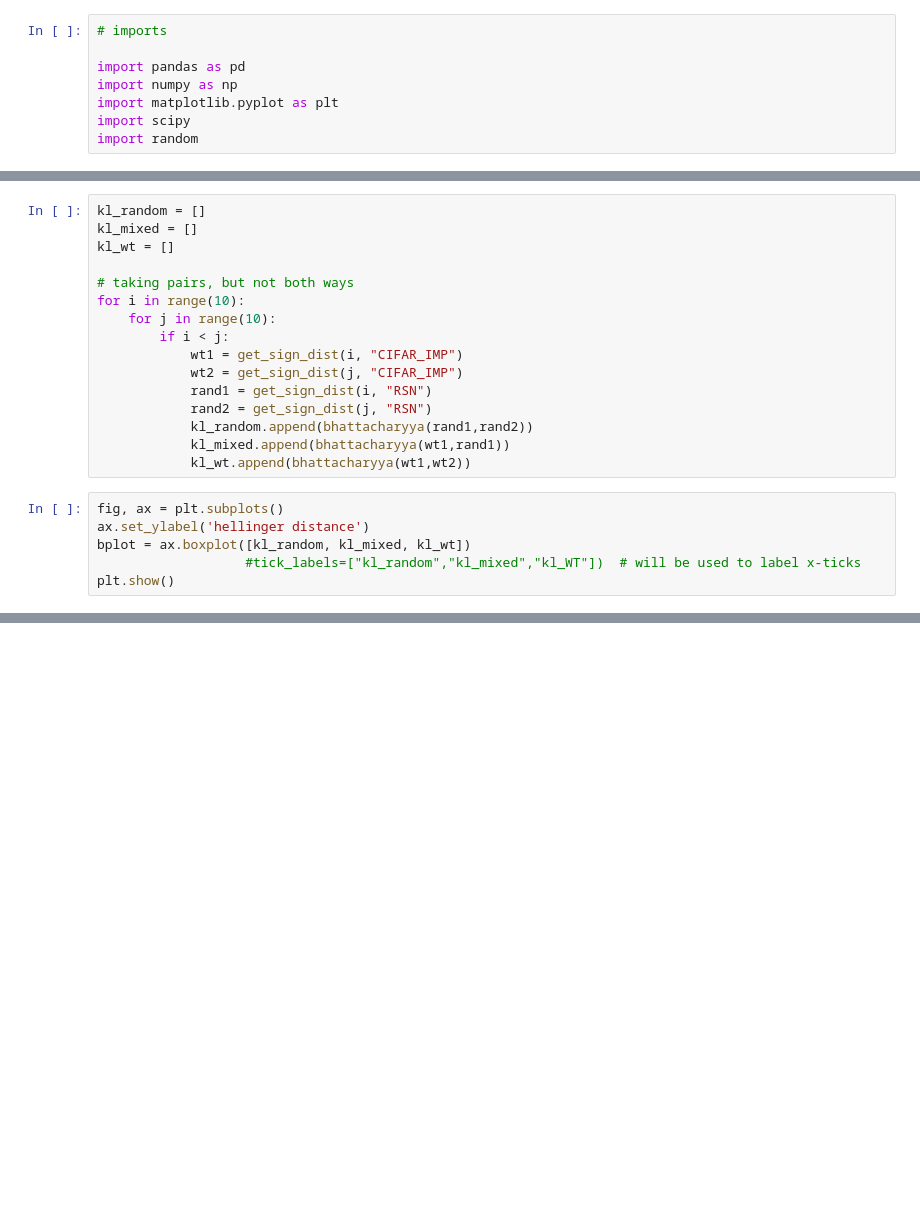
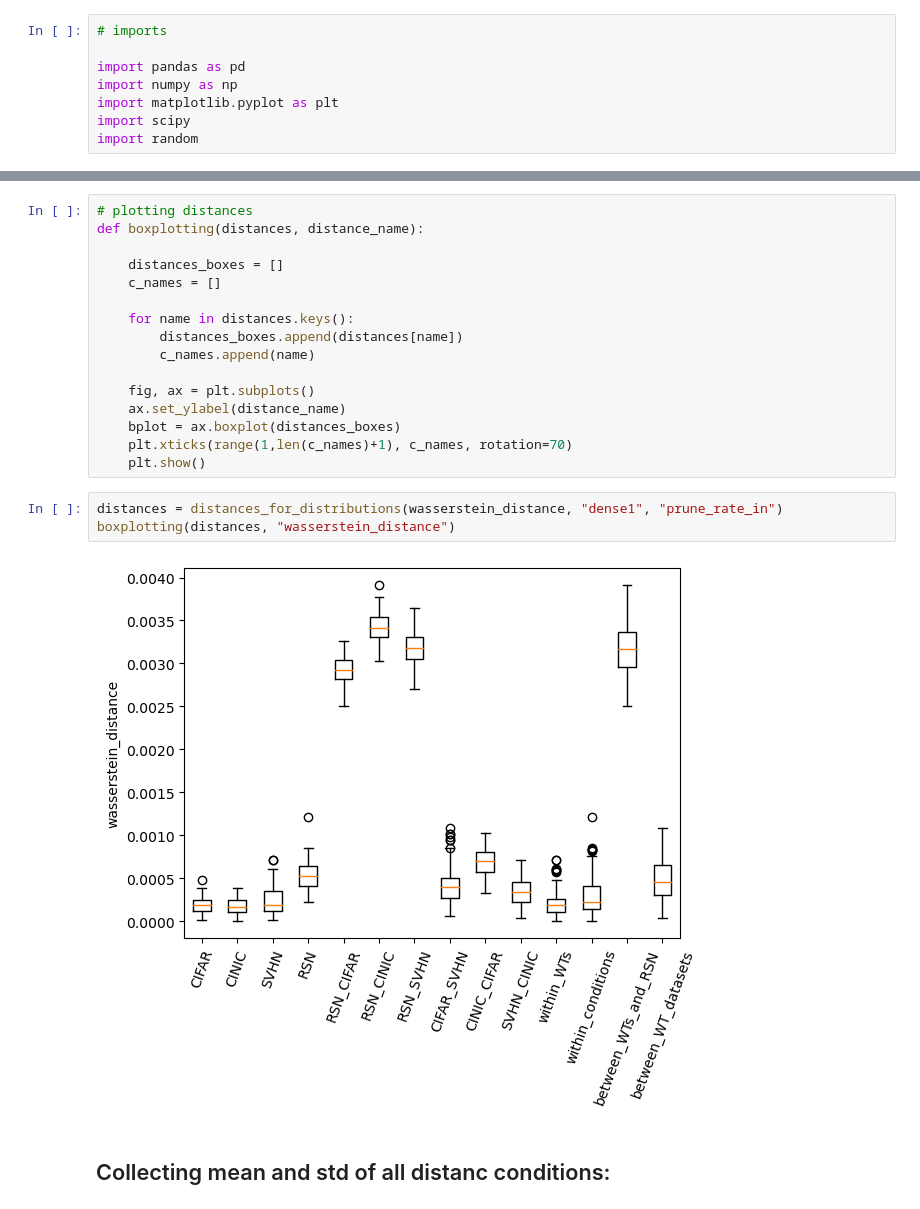
Before and after one commit to Ernalein/ThesisLTH, a Jupyter notebook: 4a Distances.ipynb, the cells around one changed output, grey strips where cells are left out. Drawn from its saved outputs; the diff is of its cells as text; blank space fills up the shorter version.

```diff
--- a/4a Distances.ipynb
+++ b/4a Distances.ipynb
@@ -371,22 +16,0 @@ def get_sign_dist(n, p_type):
-# %%
-kl_random = []
-kl_mixed = []
-kl_wt = []
-
-# taking pairs, but not both ways
-for i in range(10):
-    for j in range(10):
-        if i < j:
-            wt1 = get_sign_dist(i, "CIFAR_IMP")
-            wt2 = get_sign_dist(j, "CIFAR_IMP")
-            rand1 = get_sign_dist(i, "RSN")
-            rand2 = get_sign_dist(j, "RSN")
-            kl_random.append(bhattacharyya(rand1,rand2))
-            kl_mixed.append(bhattacharyya(wt1,rand1))
-            kl_wt.append(bhattacharyya(wt1,wt2))
-# %%
-fig, ax = plt.subplots()
-ax.set_ylabel('hellinger distance')
-bplot = ax.boxplot([kl_random, kl_mixed, kl_wt])
-                   #tick_labels=["kl_random","kl_mixed","kl_WT"])  # will be used to label x-ticks
-plt.show()
@@ -394,0 +164,23 @@ plt.show()
+# %%
+# plotting distances
+def boxplotting(distances, distance_name):
+
+    distances_boxes = []
+    c_names = []
+
+    for name in distances.keys():
+        distances_boxes.append(distances[name])
+        c_names.append(name)
+
+    fig, ax = plt.subplots()
+    ax.set_ylabel(distance_name)
+    bplot = ax.boxplot(distances_boxes)
+    plt.xticks(range(1,len(c_names)+1), c_names, rotation=70)
+    plt.show()
+# %%
+distances = distances_for_distributions(wasserstein_distance, "dense1", "prune_rate_in")
+boxplotting(distances, "wasserstein_distance")
+# %% [output]
+[figure, added]
+# %% [markdown]
+## Collecting mean and std of all distanc conditions:
```
Also changed, not shown: parts of 46 cells of this notebook, 13 other files.
